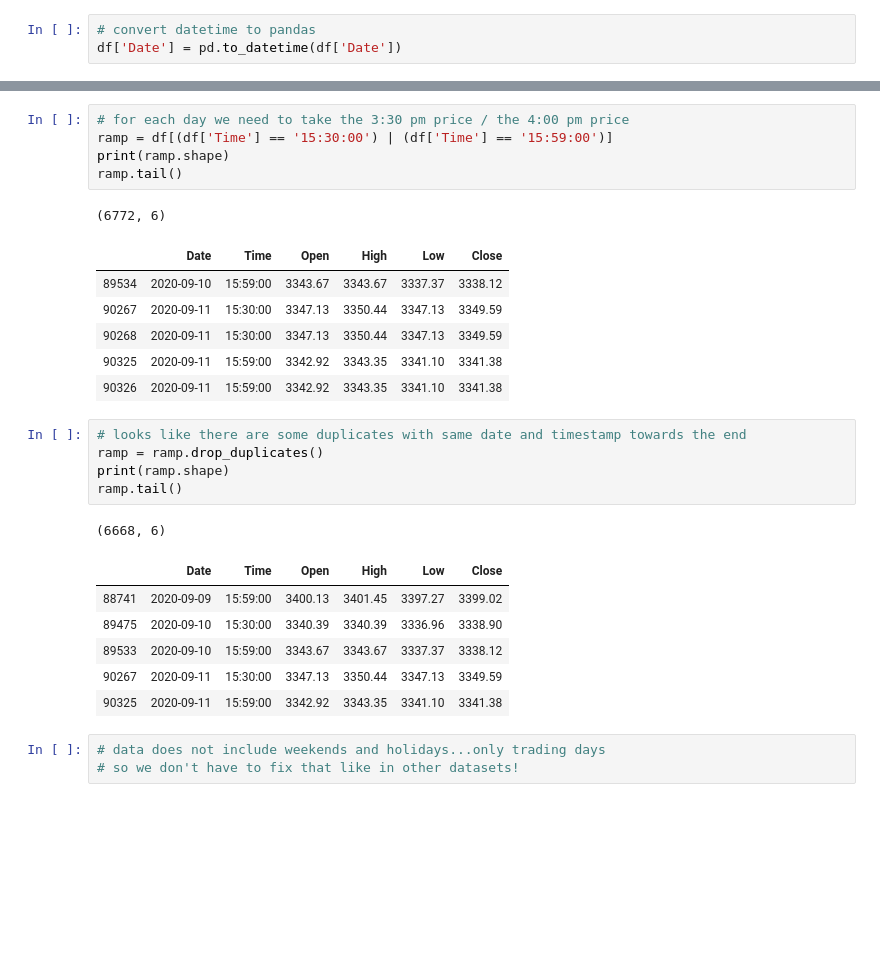
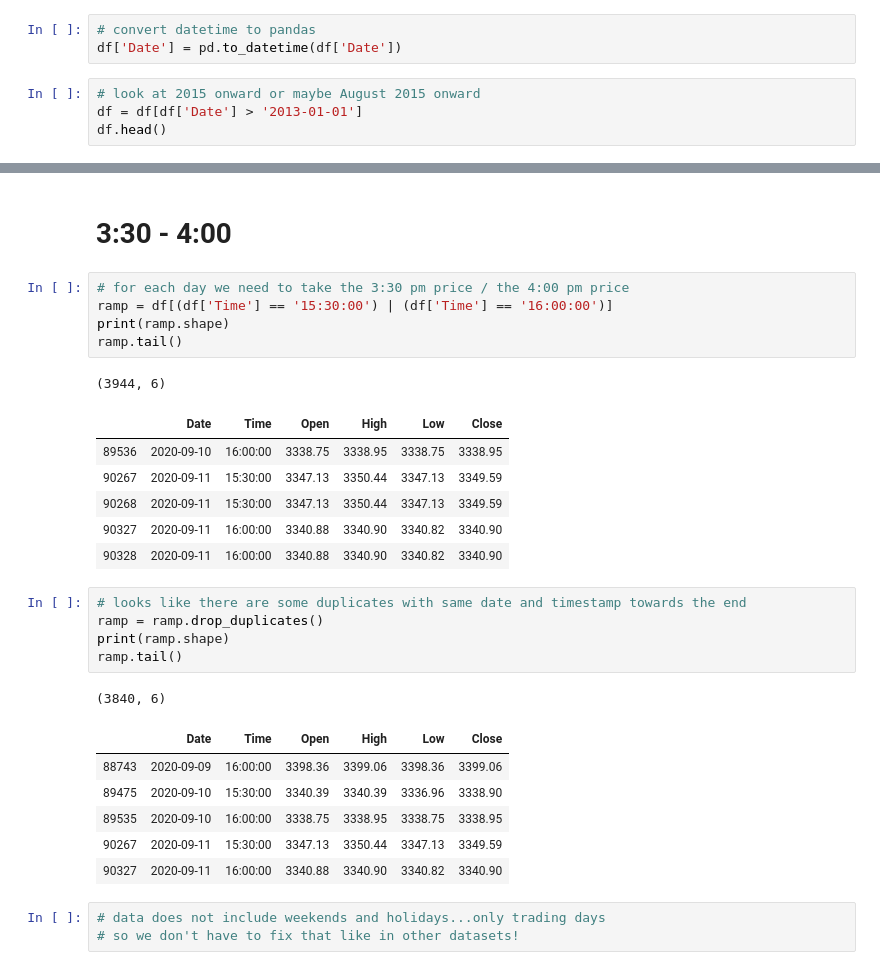
Before and after one commit to jbell1991/330-ramp, a Jupyter notebook: 330 Ramp.ipynb, the cells around one changed output, grey strips where cells are left out. Cells and saved outputs as stored; diff of their text form; blank space fills up the shorter version.

```diff
--- a/330 Ramp.ipynb
+++ b/330 Ramp.ipynb
@@ -78,3 +78,7 @@ df.head()
 # %%
 # convert datetime to pandas
 df['Date'] = pd.to_datetime(df['Date'])
+# %%
+# look at 2015 onward or maybe August 2015 onward
+df = df[df['Date'] > '2013-01-01']
+df.head()
@@ -81,29 +92,31 @@ df['Date'] = pd.to_datetime(df['Date'])
+# %% [markdown]
+# 3:30 - 4:00
 # %%
 # for each day we need to take the 3:30 pm price / the 4:00 pm price
-ramp = df[(df['Time'] == '15:30:00') | (df['Time'] == '15:59:00')]
+ramp = df[(df['Time'] == '15:30:00') | (df['Time'] == '16:00:00')]
 print(ramp.shape)
 ramp.tail()
 # %% [output]
-(6772, 6)
+(3944, 6)
 |  | Date | Time | Open | High | Low | Close |
-| 89534 | 2020-09-10 | 15:59:00 | 3343.67 | 3343.67 | 3337.37 | 3338.12 |
+| 89536 | 2020-09-10 | 16:00:00 | 3338.75 | 3338.95 | 3338.75 | 3338.95 |
 | 90267 | 2020-09-11 | 15:30:00 | 3347.13 | 3350.44 | 3347.13 | 3349.59 |
 | 90268 | 2020-09-11 | 15:30:00 | 3347.13 | 3350.44 | 3347.13 | 3349.59 |
-| 90325 | 2020-09-11 | 15:59:00 | 3342.92 | 3343.35 | 3341.10 | 3341.38 |
-| 90326 | 2020-09-11 | 15:59:00 | 3342.92 | 3343.35 | 3341.10 | 3341.38 |
+| 90327 | 2020-09-11 | 16:00:00 | 3340.88 | 3340.90 | 3340.82 | 3340.90 |
+| 90328 | 2020-09-11 | 16:00:00 | 3340.88 | 3340.90 | 3340.82 | 3340.90 |
 # %%
 # looks like there are some duplicates with same date and timestamp towards the end
 ramp = ramp.drop_duplicates()
 print(ramp.shape)
 ramp.tail()
 # %% [output]
-(6668, 6)
+(3840, 6)
 |  | Date | Time | Open | High | Low | Close |
-| 88741 | 2020-09-09 | 15:59:00 | 3400.13 | 3401.45 | 3397.27 | 3399.02 |
+| 88743 | 2020-09-09 | 16:00:00 | 3398.36 | 3399.06 | 3398.36 | 3399.06 |
 | 89475 | 2020-09-10 | 15:30:00 | 3340.39 | 3340.39 | 3336.96 | 3338.90 |
-| 89533 | 2020-09-10 | 15:59:00 | 3343.67 | 3343.67 | 3337.37 | 3338.12 |
+| 89535 | 2020-09-10 | 16:00:00 | 3338.75 | 3338.95 | 3338.75 | 3338.95 |
 | 90267 | 2020-09-11 | 15:30:00 | 3347.13 | 3350.44 | 3347.13 | 3349.59 |
-| 90325 | 2020-09-11 | 15:59:00 | 3342.92 | 3343.35 | 3341.10 | 3341.38 |
+| 90327 | 2020-09-11 | 16:00:00 | 3340.88 | 3340.90 | 3340.82 | 3340.90 |
 # %%
 # data does not include weekends and holidays...only trading days
 # so we don't have to fix that like in other datasets!
```
Also changed, not shown: parts of 29 cells of this notebook.
